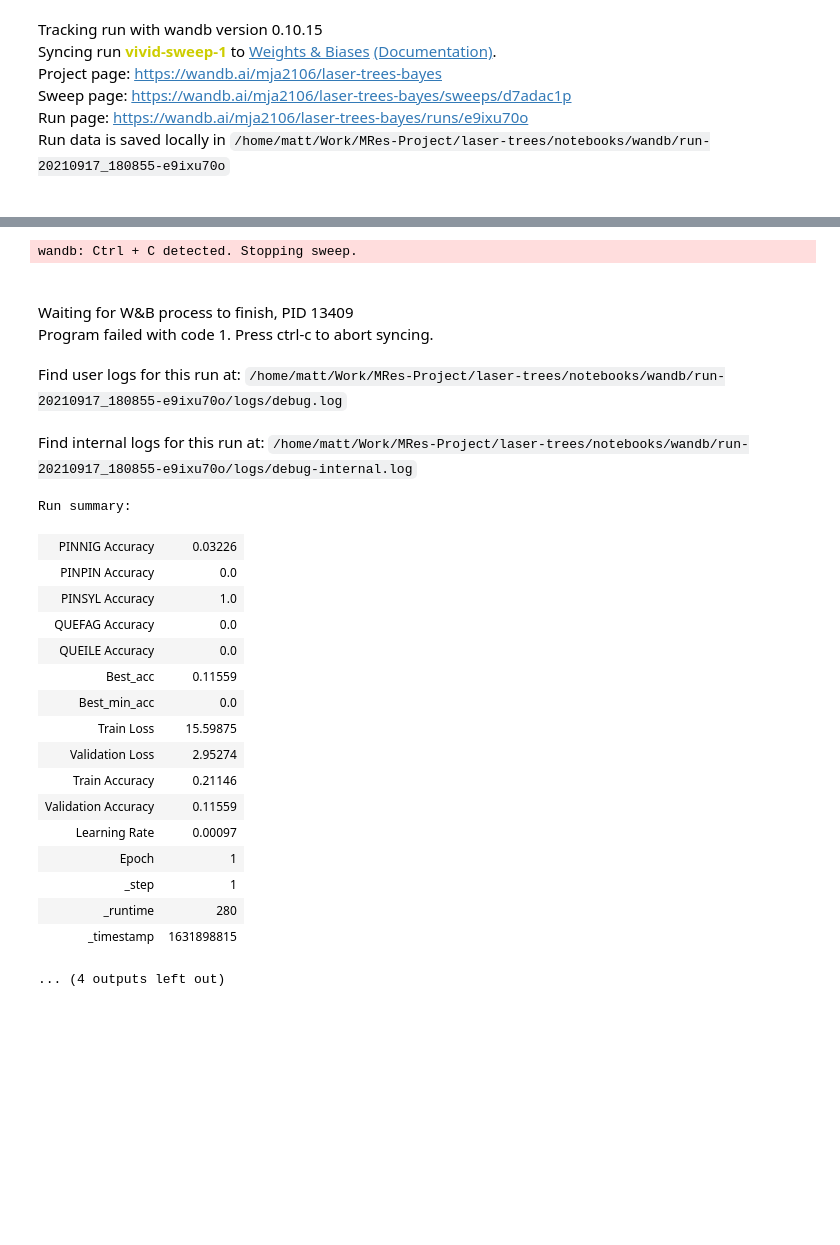
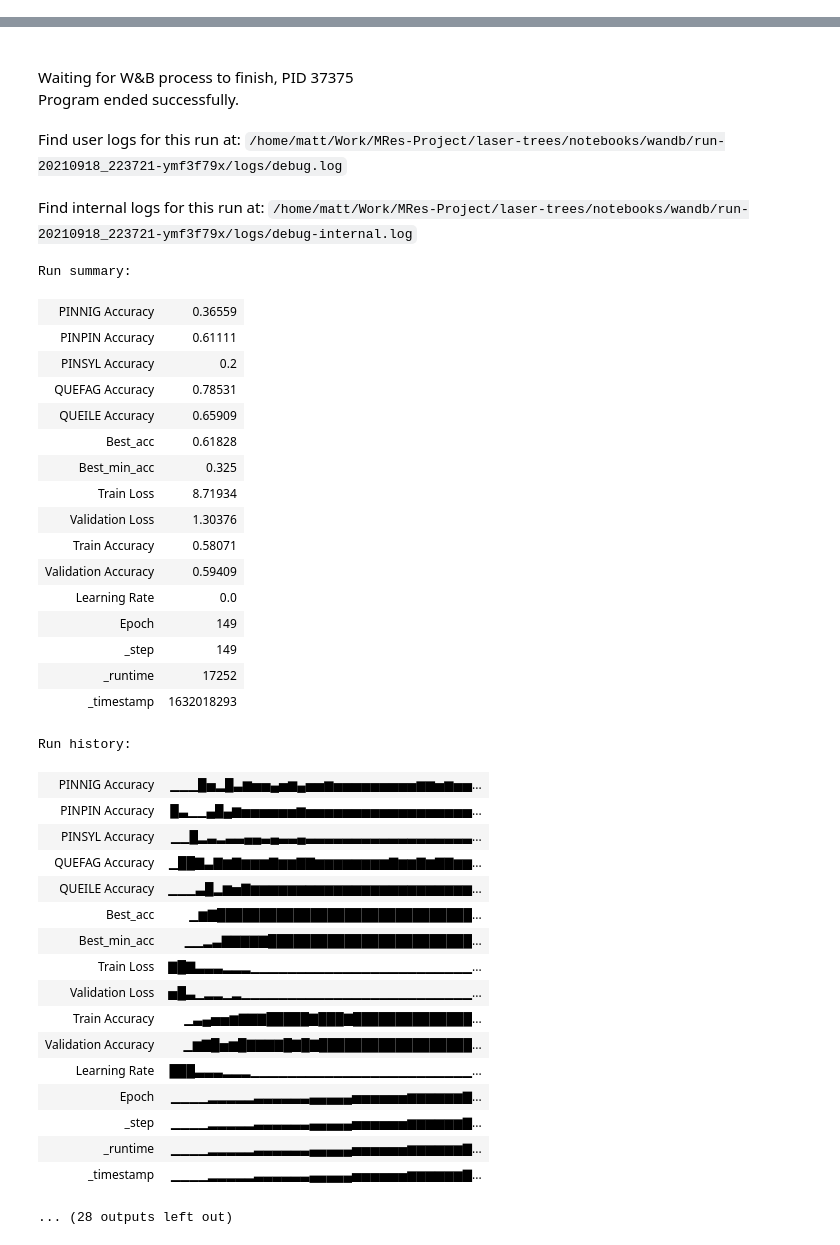
Before and after one commit to mataln/laser-trees, a Jupyter notebook: notebooks/bayes.ipynb, the cells around one changed output, grey strips where cells are left out. Cells and saved outputs as stored; diff of their text form; code cells hidden in the pictures; blank space fills up the shorter version.

```diff
--- a/notebooks/bayes.ipynb
+++ b/notebooks/bayes.ipynb
@@ -74,7 +74,7 @@ def interface_to_train():
         "random_seed":0,
         "learning_rate":[wandb.config["lr_init"], wandb.config["lr_step"], wandb.config["lr_gamma"]],  #[init, step_size, gamma] for scheduler
         "momentum":0.9, #Only used for sgd
-        "epochs":300,
+        "epochs":150,
         "loss_fn":wandb.config["loss_fn"],
         "optimizer":"adam",
         "voting":"None",
@@ -106,8 +106,9 @@ def interface_to_train():
         utils.train(data_dir=data_dir, model_dir=model_dir, params=params, init_wandb=False)
     return
 # %%
-sweep_id = wandb.sweep(sweep_config, project='laser-trees-bayes')
+sweep_id = '3gczm5qj'
+#sweep_id = wandb.sweep(sweep_config, project='laser-trees-bayes')
 
-count = 1
-wandb.agent(sweep_id, function=interface_to_train, count=count)
+count = 3
+wandb.agent(sweep_id, project='laser-trees-bayes', function=interface_to_train, count=count)
 # %% [output]
@@ -129,6 +139,0 @@ wandb:  $ pip install wandb --upgrade
-Tracking run with wandb version 0.10.15
-Syncing run vivid-sweep-1 to Weights & Biases (Documentation).
-Project page: https://wandb.ai/mja2106/laser-trees-bayes
-Sweep page: https://wandb.ai/mja2106/laser-trees-bayes/sweeps/d7adac1p
-Run page: https://wandb.ai/mja2106/laser-trees-bayes/runs/e9ixu70o
-Run data is saved locally in /home/matt/Work/MRes-Project/laser-trees/notebooks/wandb/run-20210917_180855-e9ixu70o
@@ -175,23 +174,39 @@ QUEILE: Got 0/44 with accuracy 0.00
-wandb: Ctrl + C detected. Stopping sweep.
-Waiting for W&B process to finish, PID 13409
-Program failed with code 1. Press ctrl-c to abort syncing.
+Waiting for W&B process to finish, PID 37375
+Program ended successfully.
-Find user logs for this run at: /home/matt/Work/MRes-Project/laser-trees/notebooks/wandb/run-20210917_180855-e9ixu70o/logs/debug.log
+Find user logs for this run at: /home/matt/Work/MRes-Project/laser-trees/notebooks/wandb/run-20210918_223721-ymf3f79x/logs/debug.log
-Find internal logs for this run at: /home/matt/Work/MRes-Project/laser-trees/notebooks/wandb/run-20210917_180855-e9ixu70o/logs/debug-internal.log
+Find internal logs for this run at: /home/matt/Work/MRes-Project/laser-trees/notebooks/wandb/run-20210918_223721-ymf3f79x/logs/debug-internal.log
+Run summary:
+| PINNIG Accuracy | 0.36559 |
+| PINPIN Accuracy | 0.61111 |
+| PINSYL Accuracy | 0.2 |
+| QUEFAG Accuracy | 0.78531 |
+| QUEILE Accuracy | 0.65909 |
+| Best_acc | 0.61828 |
+| Best_min_acc | 0.325 |
+| Train Loss | 8.71934 |
+| Validation Loss | 1.30376 |
+| Train Accuracy | 0.58071 |
+| Validation Accuracy | 0.59409 |
+| Learning Rate | 0.0 |
+| Epoch | 149 |
+| _step | 149 |
+| _runtime | 17252 |
+| _timestamp | 1632018293 |
+Run history:
+| PINNIG Accuracy | ▁▁▁█▅▂█▃▆▅▅▄▅▆▄▅▅▆▅▅▅▅▅▅▅▅▅▆▆▅▆▅▅... |
+| PINPIN Accuracy | █▃▁▁▄█▄▆▅▅▅▅▅▅▆▅▅▅▅▅▅▅▅▅▅▅▅▅▅▅▅▅▅... |
+| PINSYL Accuracy | ▁▁█▂▃▂▃▃▄▄▃▄▃▃▄▃▃▃▃▃▃▃▃▃▃▃▃▃▃▃▃▃▃... |
+| QUEFAG Accuracy | ▁██▇▃▇▆▇▆▆▆▇▆▆▇▇▆▆▆▆▆▆▆▆▇▆▆▇▆▇▇▆▆... |
+| QUEILE Accuracy | ▁▁▁▃█▂▆▅▇▆▆▆▆▆▆▆▆▆▆▆▆▆▆▆▆▆▆▆▆▆▆▆▆... |
+| Best_acc | ▁▆▇██████████████████████████████... |
+| Best_min_acc | ▁▁▂▃▇▇▇▇▇████████████████████████... |
+| Train Loss | ▇█▇▃▃▃▂▂▂▁▁▁▁▁▁▁▁▁▁▁▁▁▁▁▁▁▁▁▁▁▁▁▁... |
+| Validation Loss | ▅█▃▁▂▂▁▂▁▁▁▁▁▁▁▁▁▁▁▁▁▁▁▁▁▁▁▁▁▁▁▁▁... |
+| Train Accuracy | ▁▃▄▅▅▆▇▇▇█████▇███▇██████████████... |
+| Validation Accuracy | ▁▆▇█▅▆█▇▇▇▇█▇█▇██████████████████... |
+| Learning Rate | ███▃▃▃▂▂▂▁▁▁▁▁▁▁▁▁▁▁▁▁▁▁▁▁▁▁▁▁▁▁▁... |
+| Epoch | ▁▁▁▁▂▂▂▂▂▃▃▃▃▃▃▄▄▄▄▄▅▅▅▅▅▅▆▆▆▆▆▆▇... |
+| _step | ▁▁▁▁▂▂▂▂▂▃▃▃▃▃▃▄▄▄▄▄▅▅▅▅▅▅▆▆▆▆▆▆▇... |
+| _runtime | ▁▁▁▁▂▂▂▂▂▃▃▃▃▃▃▄▄▄▄▄▅▅▅▅▅▅▆▆▆▆▆▆▇... |
+| _timestamp | ▁▁▁▁▂▂▂▂▂▃▃▃▃▃▃▄▄▄▄▄▅▅▅▅▅▅▆▆▆▆▆▆▇... |
-Run summary:
+... (28 outputs left out)
-| PINNIG Accuracy | 0.03226 |
-| PINPIN Accuracy | 0.0 |
-| PINSYL Accuracy | 1.0 |
-| QUEFAG Accuracy | 0.0 |
-| QUEILE Accuracy | 0.0 |
-| Best_acc | 0.11559 |
-| Best_min_acc | 0.0 |
-| Train Loss | 15.59875 |
-| Validation Loss | 2.95274 |
-| Train Accuracy | 0.21146 |
-| Validation Accuracy | 0.11559 |
-| Learning Rate | 0.00097 |
-| Epoch | 1 |
-| _step | 1 |
-| _runtime | 280 |
-| _timestamp | 1631898815 |
-... (4 outputs left out)
```
Also changed, not shown: parts of 1 cell of this notebook.
